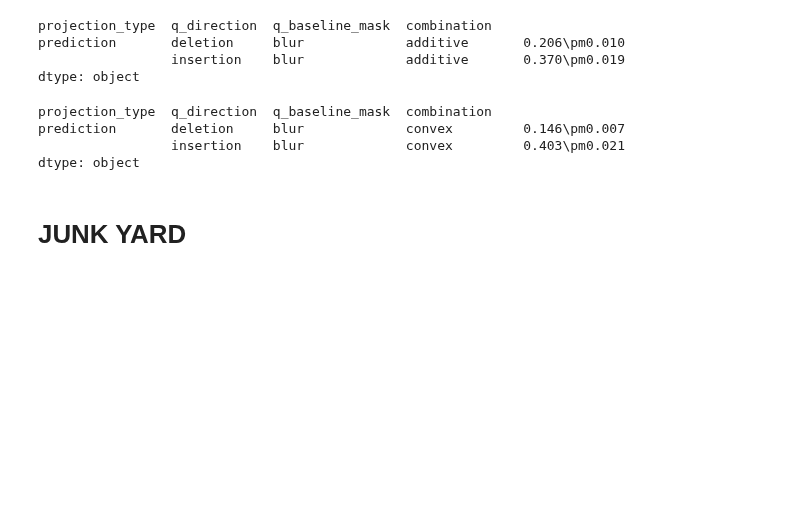
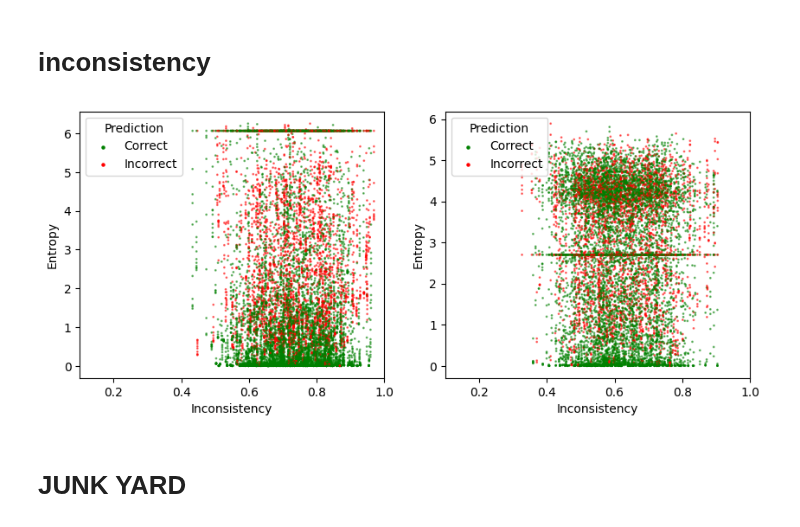
Before and after one commit to Amir-Mehrpanah/On-Spectral-Properties-of-Gradient-based-Explanation-Methods-ECCV24, a Jupyter notebook: experiments/experiment_8.ipynb, the cells around one changed output. Drawn from its saved outputs; the diff is of its cells as text; code cells hidden in the pictures; blank space fills up the shorter version.

Commit message:
quantify inconsistency in explanations

```diff
--- a/experiments/experiment_8.ipynb
+++ b/experiments/experiment_8.ipynb
@@ -25,10 +28,12 @@ imshow_args = {"cmap": "jet"}
 experiment_number = "?"
 
 save_metadata_dir = f"outputs/metadata/8_{experiment_number}_*/"
+processed_path = "outputs/processed/8"
+
 if "?" == experiment_number:
-    path_to_acc_data = "outputs/processed/8/8_acc_data.csv"
+    path_to_acc_data = f"{processed_path}/8_acc_data.csv"
 else:
-    path_to_acc_data = f"outputs/processed/8/8_{experiment_number}_acc_data.csv"
+    path_to_acc_data = f"{processed_path}/8_{experiment_number}_acc_data.csv"
 
 static_key = "ig_u_x_0"
 static_direction = "deletion"
@@ -42,7 +47,7 @@ index_cols = [
     "batch",
 ]
 static_data_acc = pd.read_csv(
-    "outputs/processed/8/8_static_acc_data.csv",
+    f"{processed_path}/8_static_acc_data.csv",
     index_col=index_cols,
 )
 static_data_acc.columns = static_data_acc.columns.astype(int)
@@ -150,7 +155,7 @@ elif "?" not in save_metadata_dir:
     print("computed acc data you need to run this cell again with ? to merge")
 else:
     for key in ["acc", "actual_q"]:
-        paths = glob(f"outputs/processed/8/8_?_{key}_data.csv")
+        paths = glob(f"{processed_path}/8_?_{key}_data.csv")
         merged_data_acc = []
         for path in paths:
             merged_data_acc.append(
@@ -453,29 +350,47 @@ dtype: object
-# %%
-sg2 = aucs.loc[
-    "ig_sg_u_x2_nan", (slice(None), "prediction", slice(None), "blur", "additive")
-].unstack(level=0)
-# make it like mean+-std
-sg2 = sg2.map(f_)
-sg2 = sg2.apply(lambda x: f"{x['mean']}\\pm{x['std']}", axis=1)
-sg2
-# %% [output]
-projection_type  q_direction  q_baseline_mask  combination
-prediction       deletion     blur             additive       0.206\pm0.010
-                 insertion    blur             additive       0.370\pm0.019
-dtype: object
-# %%
-igsg = aucs.loc[
-    "ig_sg_u_x2_0_1.0", (slice(None), "prediction", slice(None), "blur", "convex")
-].unstack(level=0)
-# make it like mean+-std
-igsg = igsg.map(f_)
-igsg = igsg.apply(lambda x: f"{x['mean']}\\pm{x['std']}", axis=1)
-igsg
-# %% [output]
-projection_type  q_direction  q_baseline_mask  combination
-prediction       deletion     blur             convex         0.146\pm0.007
-                 insertion    blur             convex         0.403\pm0.021
-dtype: object
+# %% [markdown]
+# inconsistency
+# %%
+from source.project_manager import load_experiment_inconsistency
+from source.project_manager import load_experiment_entropy
+
+experiment_name = {
+    1: "IG$^2$",
+    2: "SG$^2$",
+}
+fig, axes = plt.subplots(1, 2, figsize=(10, 4))
+sub_pub_id = 0
+colors = plt.cm.rainbow(np.linspace(0, 1, 11))
+for experiment_number in [1, 2]:
+    save_metadata_dir = f"outputs/metadata/8_{experiment_number}_*_{sub_pub_id}/"
+
+    in_df = load_experiment_inconsistency(save_metadata_dir)
+    en_df = load_experiment_entropy(save_metadata_dir)
+    alphas = en_df.alpha_mask_value.unique()
+    alphas.sort()
+    for i_alpha, alpha in enumerate(alphas):
+        temp = en_df[en_df.alpha_mask_value == alpha].sort_values(by="image_index")
+        correct = temp.projection_index == temp.label
+        correct = correct.map({True: "green", False: "red"})
+        axes[experiment_number - 1].scatter(
+            x=in_df.inconsistency.clip(0, 1),
+            y=temp.predictive_entropy,
+            alpha=0.5,
+            s=1,
+            c=correct,
+            # label=alpha,
+        )
+
+    axes[experiment_number - 1].scatter(10, 0, s=5, c="green", label="Correct")
+    axes[experiment_number - 1].scatter(10, 0, s=5, c="red", label="Incorrect")
+    axes[experiment_number - 1].set_xlabel("Inconsistency")
+    axes[experiment_number - 1].set_ylabel("Entropy")
+    axes[experiment_number - 1].set_xlim(0.1, 1)
+    # axes[experiment_number - 1].legend(title="$\sigma$")
+    axes[experiment_number - 1].legend(title="Prediction", loc="upper left")
+
+plt.savefig("outputs/figures/8_inconsistency_entropy.pdf", bbox_inches="tight")
+# %% [output]
+[figure, added]
 # %% [markdown]
 # JUNK YARD
 # %%
```
Also changed, not shown: parts of 20 cells of this notebook, 4 other files.
